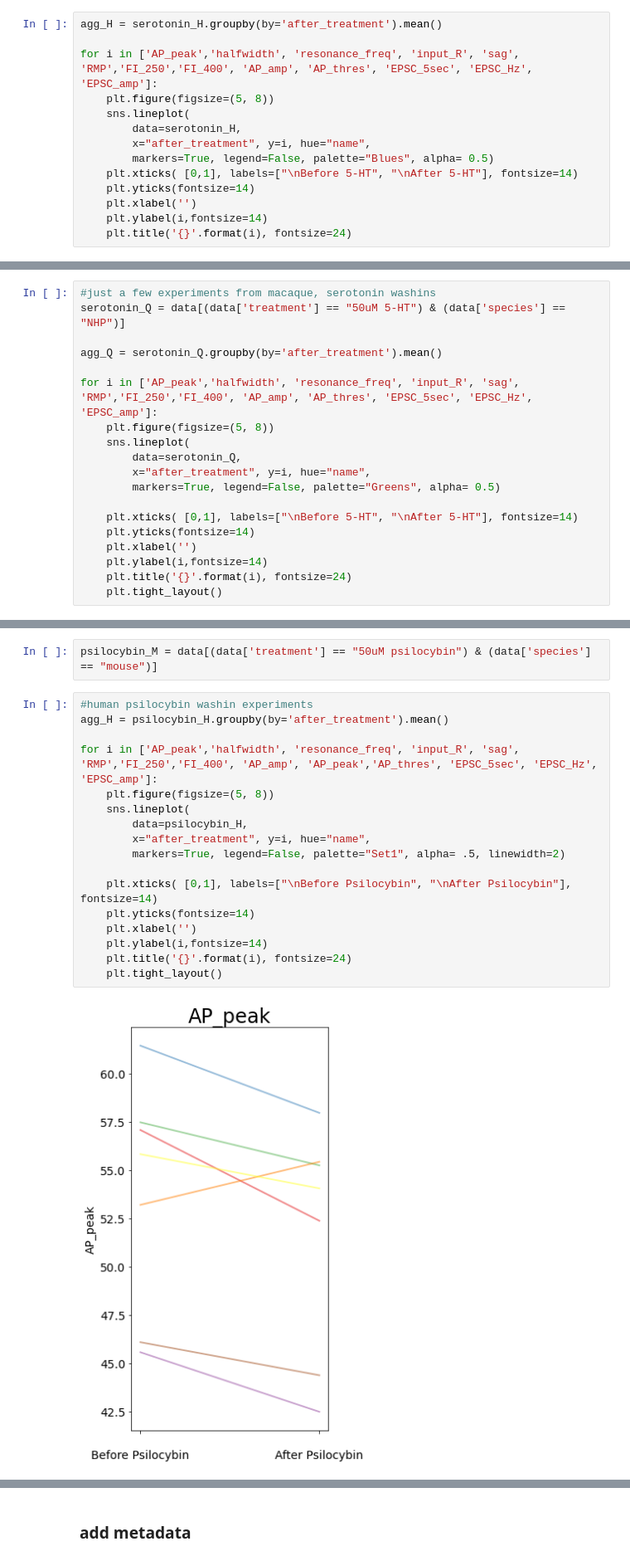
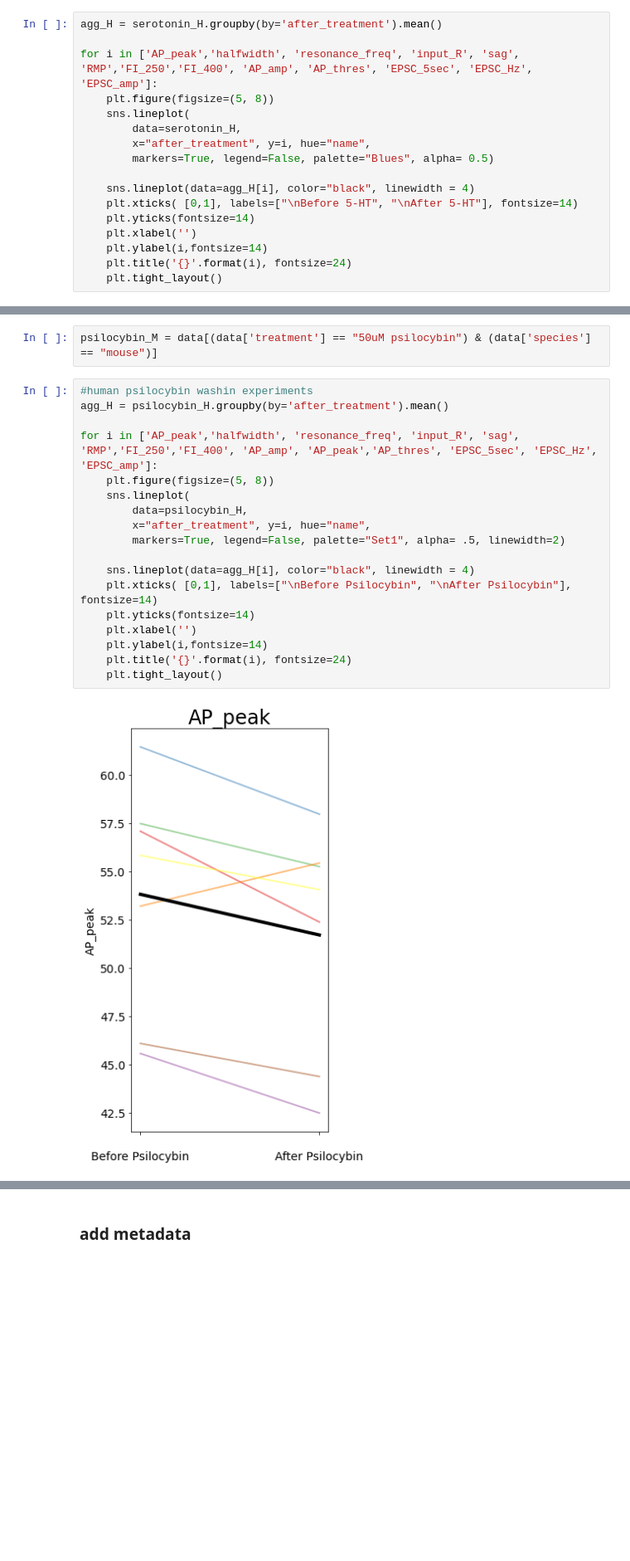
Before and after one commit to maciejbrasewicz/psychedelic, a Jupyter notebook: psychedelic.ipynb, the cells around one changed output, grey strips where cells are left out. Shown at 83% size. Saved outputs shown, nothing was run; the diff lists cells and outputs as text; blank space fills up the shorter version.

```diff
--- a/psychedelic.ipynb
+++ b/psychedelic.ipynb
@@ -116,9 +121,12 @@ for i in ['AP_peak','halfwidth', 'resonance_freq', 'input_R', 'sag', 'RMP','FI_2
         data=serotonin_H,
         x="after_treatment", y=i, hue="name",
         markers=True, legend=False, palette="Blues", alpha= 0.5)
+
+    sns.lineplot(data=agg_H[i], color="black", linewidth = 4)
     plt.xticks( [0,1], labels=["\nBefore 5-HT", "\nAfter 5-HT"], fontsize=14)
     plt.yticks(fontsize=14)
     plt.xlabel('')
     plt.ylabel(i,fontsize=14)
     plt.title('{}'.format(i), fontsize=24)
+    plt.tight_layout()
 # %% [output]
@@ -140,19 +145,0 @@ for i in ['AP_peak','halfwidth', 'resonance_freq', 'input_R', 'sag', 'RMP','FI_2
-# %%
-#just a few experiments from macaque, serotonin washins
-serotonin_Q = data[(data['treatment'] == "50uM 5-HT") & (data['species'] == "NHP")]
-
-agg_Q = serotonin_Q.groupby(by='after_treatment').mean()
-
-for i in ['AP_peak','halfwidth', 'resonance_freq', 'input_R', 'sag', 'RMP','FI_250','FI_400', 'AP_amp', 'AP_thres', 'EPSC_5sec', 'EPSC_Hz', 'EPSC_amp']:
-    plt.figure(figsize=(5, 8))
-    sns.lineplot(
-        data=serotonin_Q,
-        x="after_treatment", y=i, hue="name",
-        markers=True, legend=False, palette="Greens", alpha= 0.5)
-
-    plt.xticks( [0,1], labels=["\nBefore 5-HT", "\nAfter 5-HT"], fontsize=14)
-    plt.yticks(fontsize=14)
-    plt.xlabel('')
-    plt.ylabel(i,fontsize=14)
-    plt.title('{}'.format(i), fontsize=24)
-    plt.tight_layout()
@@ -239,19 +213,20 @@ psilocybin_M = data[(data['treatment'] == "50uM psilocybin") & (data['species']
 # %%
 #human psilocybin washin experiments
 agg_H = psilocybin_H.groupby(by='after_treatment').mean()
 
 for i in ['AP_peak','halfwidth', 'resonance_freq', 'input_R', 'sag', 'RMP','FI_250','FI_400', 'AP_amp', 'AP_peak','AP_thres', 'EPSC_5sec', 'EPSC_Hz', 'EPSC_amp']:
     plt.figure(figsize=(5, 8))
     sns.lineplot(
         data=psilocybin_H,
         x="after_treatment", y=i, hue="name",
         markers=True, legend=False, palette="Set1", alpha= .5, linewidth=2)
 
+    sns.lineplot(data=agg_H[i], color="black", linewidth = 4)
     plt.xticks( [0,1], labels=["\nBefore Psilocybin", "\nAfter Psilocybin"], fontsize=14)
     plt.yticks(fontsize=14)
     plt.xlabel('')
     plt.ylabel(i,fontsize=14)
     plt.title('{}'.format(i), fontsize=24)
     plt.tight_layout()
 # %% [output]
-[figure, old version]
+[figure, new version]
```
Also changed, not shown: parts of 60 cells of this notebook, 1 other file.
